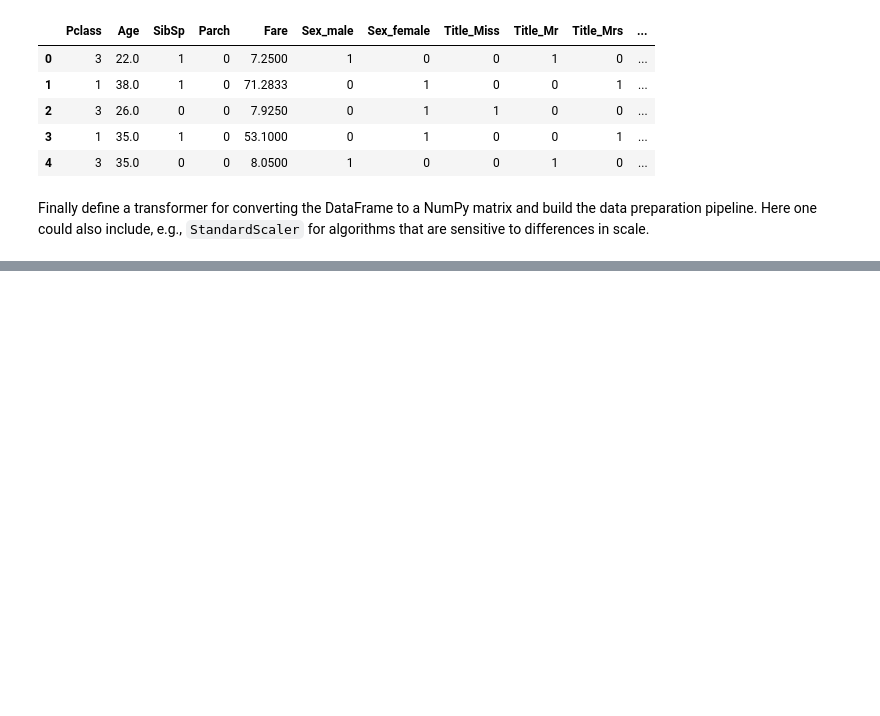
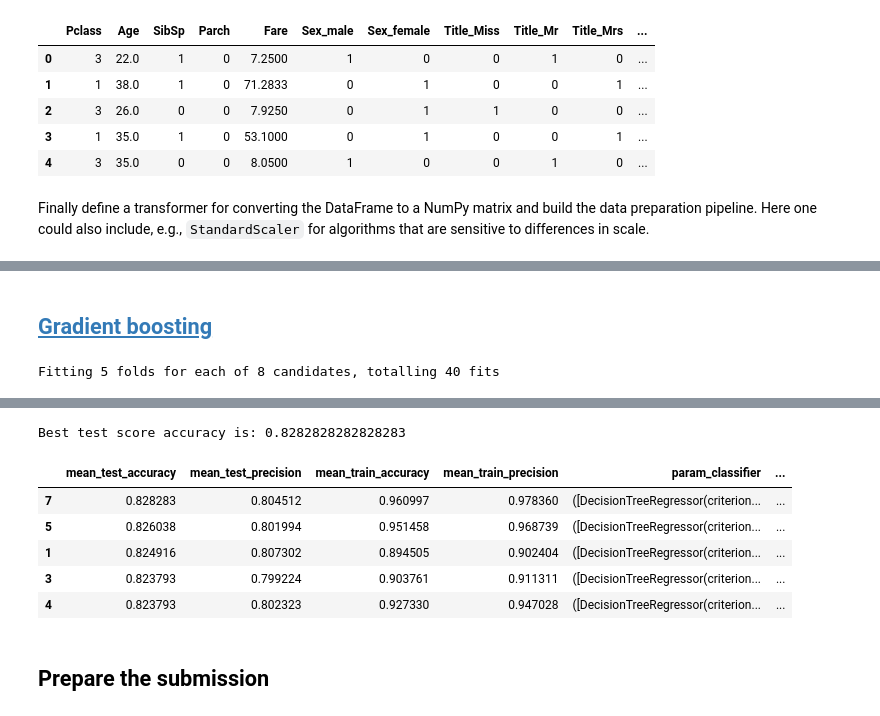
Before and after one commit to ksaaskil/machine-learning-examples, a Jupyter notebook: classification/Kaggle_Titanic_kernel.ipynb, the cells around one changed output, grey strips where cells are left out. Drawn from its saved outputs; the diff is of its cells as text; code cells hidden in the pictures; blank space fills up the shorter version.

```diff
--- a/classification/Kaggle_Titanic_kernel.ipynb
+++ b/classification/Kaggle_Titanic_kernel.ipynb
@@ -430,0 +436,24 @@ Best test score accuracy is: 0.8316498316498316
+# %% [markdown]
+## [Gradient boosting](http://scikit-learn.org/stable/modules/generated/sklearn.ensemble.GradientBoostingClassifier.html)
+# %%
+from sklearn.ensemble import GradientBoostingClassifier
+
+param_grid = [
+    {
+        'preprocessing__truncate_titles__n_values_to_keep': [5],
+        'classifier': [ GradientBoostingClassifier(random_state=42) ],
+        'classifier__loss': ['deviance'],
+        'classifier__n_estimators': [50, 100],
+        'classifier__max_features': [7, 13],
+        'classifier__max_depth': [3, 5],
+        'classifier__min_samples_leaf': [1],
+        'classifier__min_samples_split': [2]
+    }
+]
+
+
+gb_grid_search = build_grid_search(pipeline=build_pipeline(), param_grid=param_grid)
+gb_cv_results = run_grid_search(grid_search=gb_grid_search)
+gb_cv_results
+# %% [output]
+Fitting 5 folds for each of 8 candidates, totalling 40 fits
@@ -430,0 +461,9 @@ Best test score accuracy is: 0.8316498316498316
+Best test score accuracy is: 0.8282828282828283
+|  | mean_test_accuracy | mean_test_precision | mean_train_accuracy | mean_train_precision | param_classifier | ... |
+| 7 | 0.828283 | 0.804512 | 0.960997 | 0.978360 | ([DecisionTreeRegressor(criterion... | ... |
+| 5 | 0.826038 | 0.801994 | 0.951458 | 0.968739 | ([DecisionTreeRegressor(criterion... | ... |
+| 1 | 0.824916 | 0.807302 | 0.894505 | 0.902404 | ([DecisionTreeRegressor(criterion... | ... |
+| 3 | 0.823793 | 0.799224 | 0.903761 | 0.911311 | ([DecisionTreeRegressor(criterion... | ... |
+| 4 | 0.823793 | 0.802323 | 0.927330 | 0.947028 | ([DecisionTreeRegressor(criterion... | ... |
+# %% [markdown]
+## Prepare the submission
```
Also changed, not shown: parts of 20 cells of this notebook.
